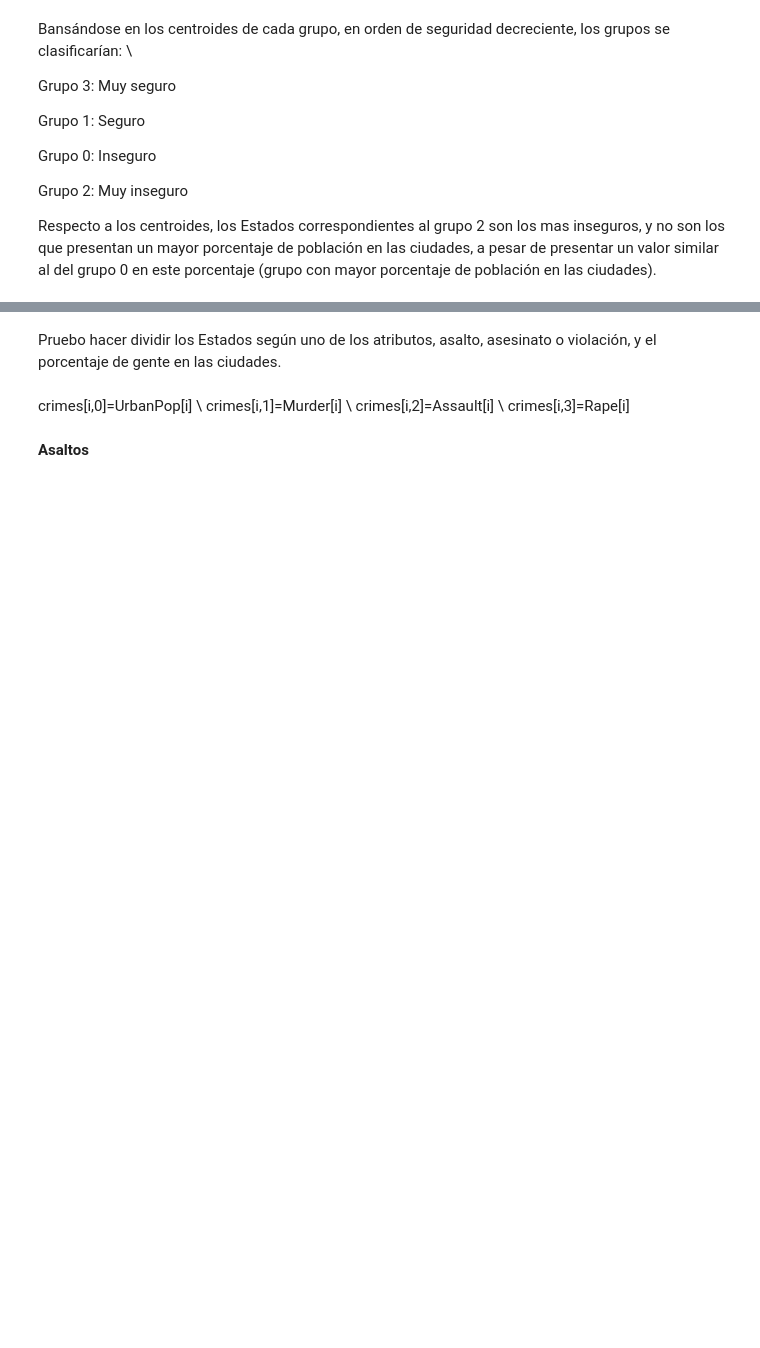
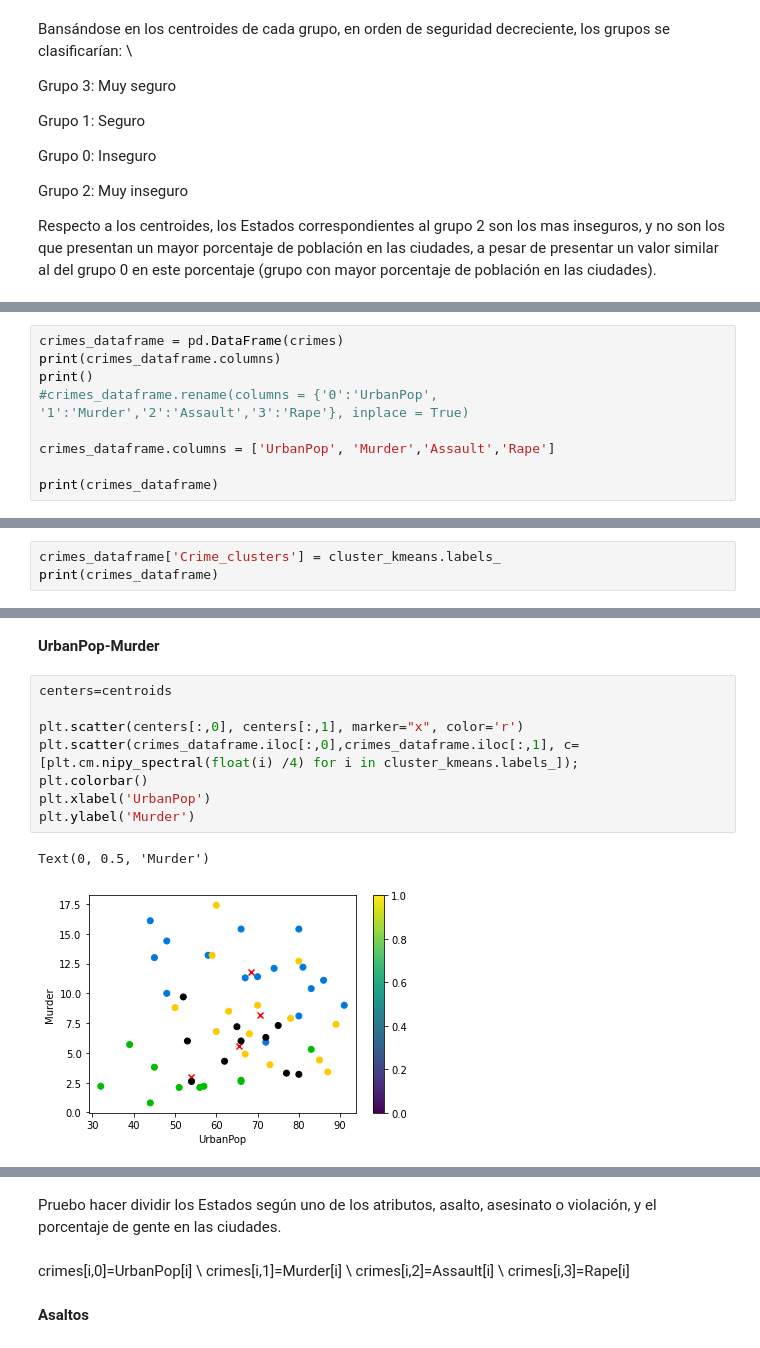
Before and after one commit to plance17/Aprendizaje-de-Maquina, a Jupyter notebook: Teoría_5_Ejercicio_3.ipynb, the cells around one changed output, grey strips where cells are left out. Drawn from its saved outputs; the diff is of its cells as text; blank space fills up the shorter version.

```diff
--- a/Teoría_5_Ejercicio_3.ipynb
+++ b/Teoría_5_Ejercicio_3.ipynb
@@ -268,0 +292,9 @@ No sé por que en el grupo 1 y 3 me calcula mal los mínimos y máximos, y en el
+# %%
+crimes_dataframe = pd.DataFrame(crimes)
+print(crimes_dataframe.columns)
+print()
+#crimes_dataframe.rename(columns = {'0':'UrbanPop', '1':'Murder','2':'Assault','3':'Rape'}, inplace = True)
+
+crimes_dataframe.columns = ['UrbanPop', 'Murder','Assault','Rape']
+
+print(crimes_dataframe)
@@ -268,0 +319,3 @@ No sé por que en el grupo 1 y 3 me calcula mal los mínimos y máximos, y en el
+# %%
+crimes_dataframe['Crime_clusters'] = cluster_kmeans.labels_
+print(crimes_dataframe)
@@ -268,0 +340,13 @@ No sé por que en el grupo 1 y 3 me calcula mal los mínimos y máximos, y en el
+# %% [markdown]
+**UrbanPop-Murder**
+# %%
+centers=centroids
+
+plt.scatter(centers[:,0], centers[:,1], marker="x", color='r')
+plt.scatter(crimes_dataframe.iloc[:,0],crimes_dataframe.iloc[:,1], c=[plt.cm.nipy_spectral(float(i) /4) for i in cluster_kmeans.labels_]);
+plt.colorbar()
+plt.xlabel('UrbanPop')
+plt.ylabel('Murder')
+# %% [output]
+Text(0, 0.5, 'Murder')
+[figure, added]
```
Also changed, not shown: parts of 31 cells of this notebook.
